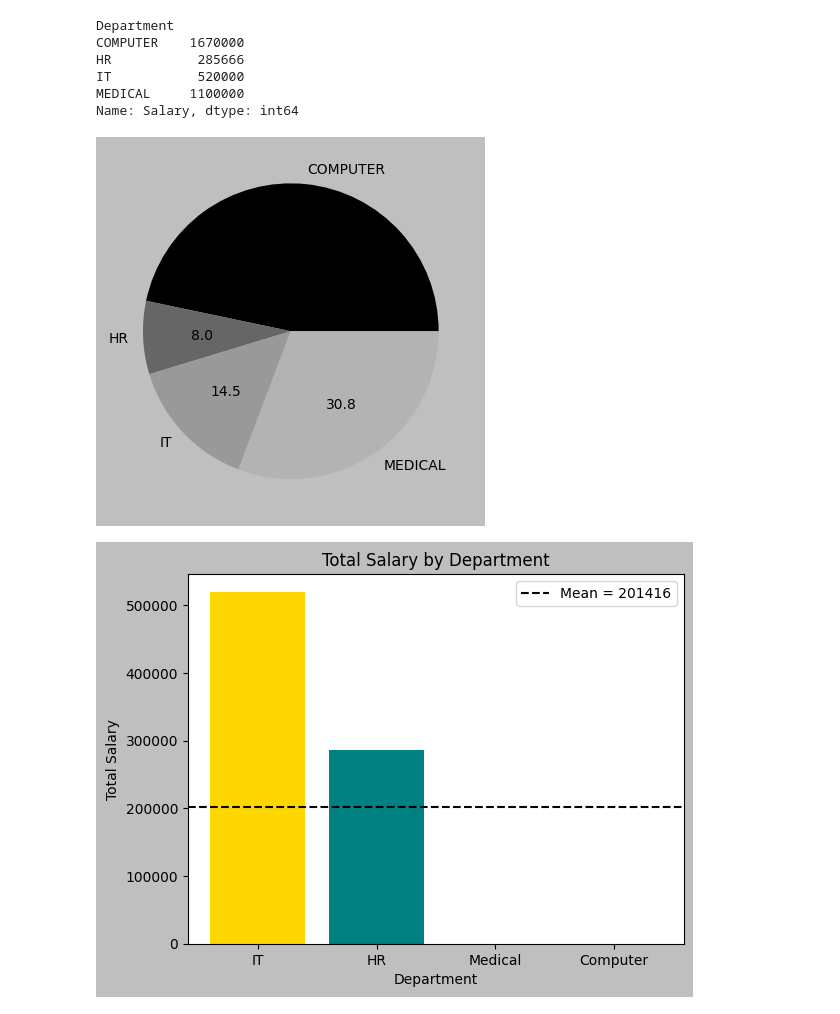
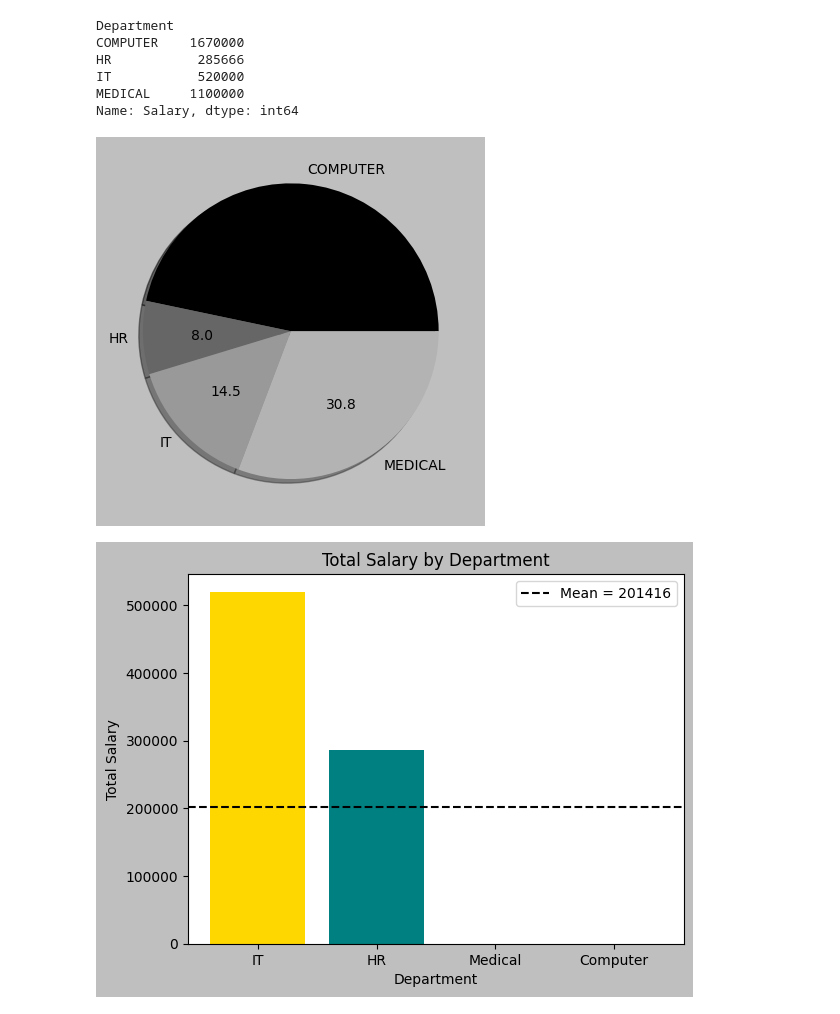
Before and after one commit to saeemane05/Python_Data_Analysis_Fundamental, a Jupyter notebook: MATPLOTLIB/03_bivariate_multivariate.ipynb, the cells around one changed output. Drawn from its saved outputs; the diff is of its cells as text; code cells hidden in the pictures.

Commit message:
Understand the ways to design the plot

```diff
--- a/MATPLOTLIB/03_bivariate_multivariate.ipynb
+++ b/MATPLOTLIB/03_bivariate_multivariate.ipynb
@@ -123,10 +123,10 @@ IT           520000
 MEDICAL     1100000
 Name: Salary, dtype: int64
 # %%
-plt.pie(salary_by_dept , labels = salary_by_dept.index , autopct='%1.1f') # here the index is the department hence .index
+plt.pie(salary_by_dept , labels = salary_by_dept.index , autopct='%1.1f' , shadow = True) # here the index is the department hence .index
 plt.show()
 # %% [output]
-[figure, old version]
+[figure, new version]
 # %%
 it_sal = df[df["Department"] == "IT"]["Salary"].sum()
 hr_sal = df[df["Department"] == "HR"]["Salary"].sum()
```
Also changed, not shown: parts of 9 cells of this notebook.
